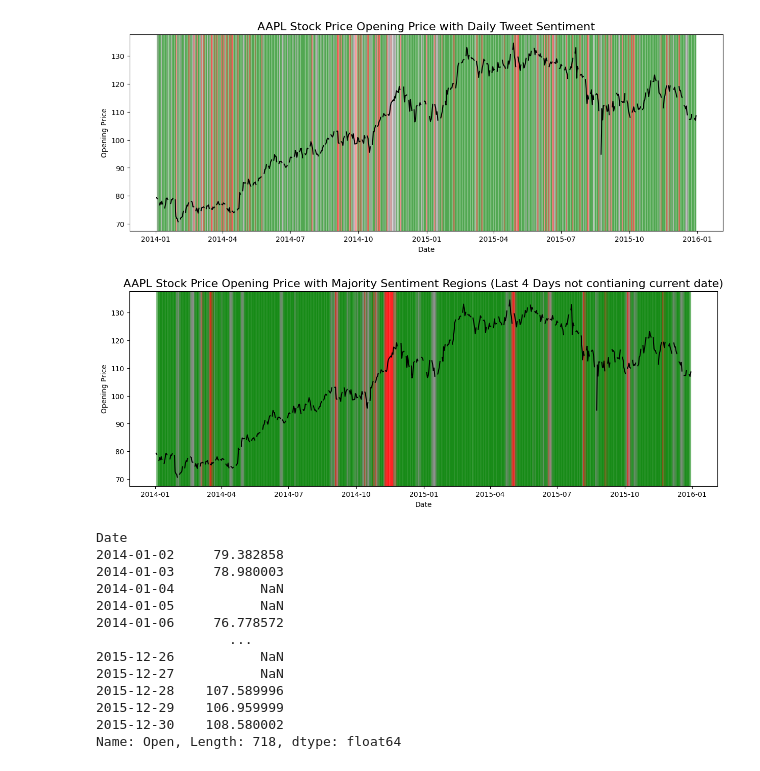
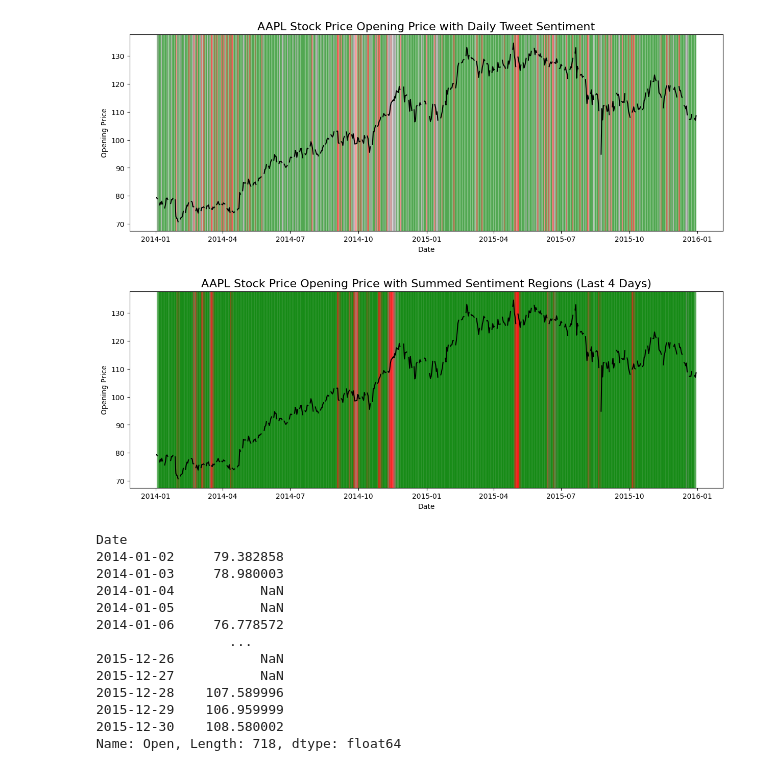
Before and after one commit to JinghanFu/SUDATA_datathon_2024, a Jupyter notebook: sentiment-analysis.ipynb, the cells around one changed output. Cells and saved outputs as stored; diff of their text form; code cells hidden in the pictures.

```diff
--- a/sentiment-analysis.ipynb
+++ b/sentiment-analysis.ipynb
@@ -333,46 +333,44 @@ ax.set_ylabel('Opening Price')
 Text(0, 0.5, 'Opening Price')
 [figure]
 # %%
-def majority_sentiment(sentiments):
-    pos_count = (sentiments == 'POS').sum()
-    neg_count = (sentiments == 'NEG').sum()
-    neu_count = (sentiments == 'NEU').sum()
+import numpy as np
 
-    if pos_count > neg_count and pos_count > neu_count:
-        return 'POS'
-    elif neg_count > pos_count and neg_count > neu_count:
-        return 'NEG'
-    else:
-        return 'NEU'
-
+def sentiment_sum(sentiments):
+    # Sum the sentiment values over the last 4 days
+    return sentiments.sum()
 
 fig, ax = plt.subplots(figsize=(15, 5))
 
 ax.plot(df.index, df['Open'], label='Opening Price', color='black')
 
 for i in range(4, len(df)):  # Start at 4 since we need to look back 4 days
-    prev_date = df.index[i - 4]  #
+    prev_date = df.index[i - 4]
     curr_date = df.index[i]
 
+    # Get the sentiment for the last 4 days
+    sentiment_last_four_days = df['Sentiment'].iloc[i-4:i]
 
-    sentiment_last_five_days = df['Sentiment'].iloc[i-4:i]
+    # Calculate the sum of the sentiments over the last 4 days
+    sentiment_sum_value = sentiment_sum(sentiment_last_four_days)
 
-    # Determine the majority sentiment over the last 5 days
-    majority = majority_sentiment(sentiment_last_five_days)
+    # Determine the color based on the sentiment sum
+    if sentiment_sum_value > 0:
+        color = 'green'  # Positive sentiment
+    elif sentiment_sum_value < 0:
+        color = 'red'    # Negative sentiment
+    else:
+        color = 'gray'   # Neutral sentiment
 
-
-    color = color_map.get(majority, 'gray')
+    # Color the region between two dates
     ax.axvspan(prev_date, curr_date, color=color, alpha=0.3)
 
-
-ax.set_title('AAPL Stock Price Opening Price with Majority Sentiment Regions (Last 4 Days not contianing current date)', fontsize=16)
+ax.set_title('AAPL Stock Price Opening Price with Summed Sentiment Regions (Last 4 Days)', fontsize=16)
 ax.set_xlabel('Date')
 ax.set_ylabel('Opening Price')
 
-
 plt.show()
 # %% [output]
-[figure, old version]
+[figure, new version]
 # %%
 df['Open']
 # %% [output]
```
Also changed, not shown: parts of 3 cells of this notebook.
